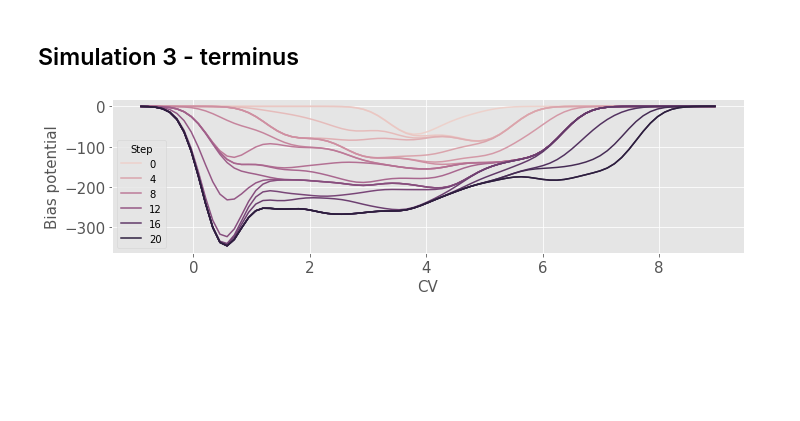
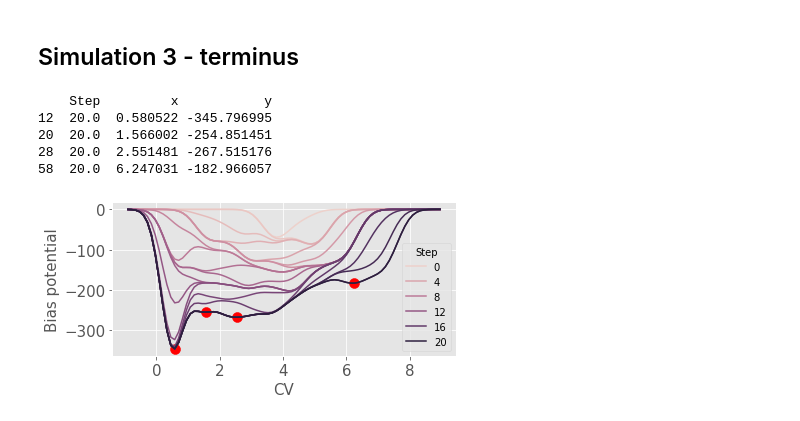
Before and after one commit to hellowithchicken/Biomolecular-Simulations, a Jupyter notebook: analysis.ipynb, the cells around one changed output. Saved outputs shown, nothing was run; the diff lists cells and outputs as text; code cells hidden in the pictures; blank space fills up the shorter version.

```diff
--- a/analysis.ipynb
+++ b/analysis.ipynb
@@ -325,7 +451,12 @@ plt.savefig("Figures/mtd-2.png")
 # %% [markdown]
 ## Simulation 3 - terminus
 # %%
-plot_fes(3, text_size = 15)
+plot_fes(3, text_size = 15, with_minima = True)
 plt.savefig("Figures/mtd-3.png")
 # %% [output]
+    Step         x           y
+12  20.0  0.580522 -345.796995
+20  20.0  1.566002 -254.851451
+28  20.0  2.551481 -267.515176
+58  20.0  6.247031 -182.966057
-[figure, old version]
+[figure, new version]
```
Also changed, not shown: parts of 14 cells of this notebook, 15 other files.
